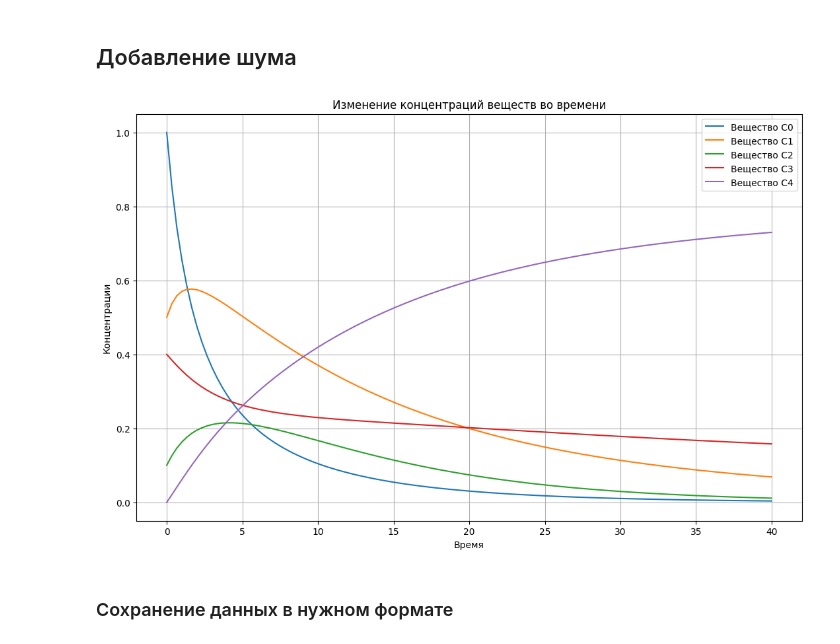
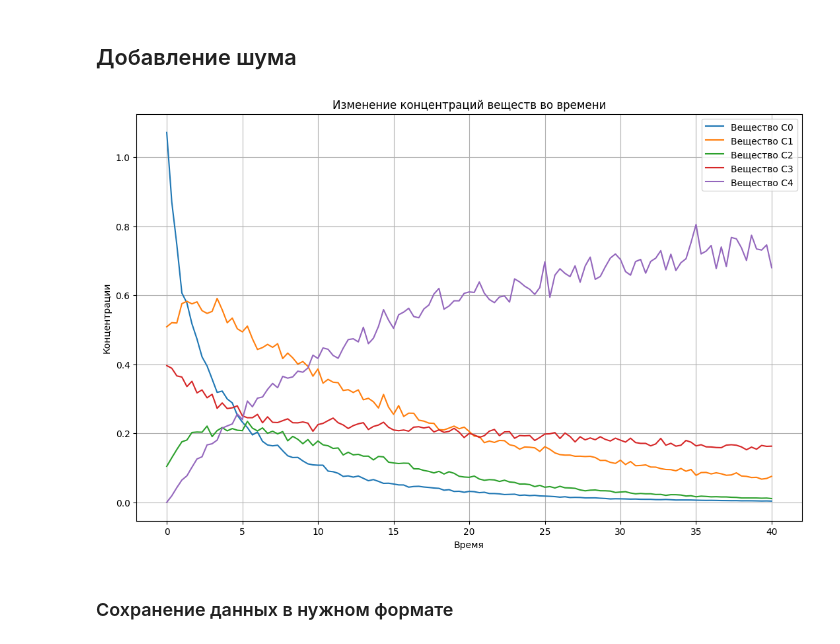
Before and after one commit to Lirik-17/Chemistry, a Jupyter notebook: MY_WORK/My_chem_gen/experiments/11_modif_stochiometric_matrix.ipynb, the cells around one changed output. Drawn from its saved outputs; the diff is of its cells as text; code cells hidden in the pictures.

```diff
--- a/MY_WORK/My_chem_gen/experiments/11_modif_stochiometric_matrix.ipynb
+++ b/MY_WORK/My_chem_gen/experiments/11_modif_stochiometric_matrix.ipynb
@@ -117,30 +117,30 @@ CONC_TRUE = sol.y.copy()
 # %%
 # Генерация шума
 noise_level = 4e-2  # Уровень шума
 
 # Создание копии, чтобы работать с ней
 y_noisy = sol.y.copy()
 
 # Генерация шума и его добавление
 np.random.seed(3)
 
-# noise = np.random.normal(0, noise_level * np.abs(y_noisy))          #  это шум
-# y_noisy += noise                                                    #  это шум
+noise = np.random.normal(0, noise_level * np.abs(y_noisy))          #  это шум
+y_noisy += noise                                                    #  это шум
 
 # Построение графиков
 plt.figure(figsize=(13, 8))
 for i in range(N_SUBSTANCE):
     plt.plot(sol.t, y_noisy[i], label=f'Вещество C{i}')
     # plt.plot(sol.t, sol.y[i])
 
 plt.title('Изменение концентраций веществ во времени')
 plt.xlabel('Время')
 plt.ylabel('Концентрации')
 plt.legend()
 plt.grid(True)
 plt.show()
 # %% [output]
-[figure, old version]
+[figure, new version]
 # %% [markdown]
 ### Сохранение данных в нужном формате
 # %%
```
Also changed, not shown: parts of 6 cells of this notebook, 3 other files.
